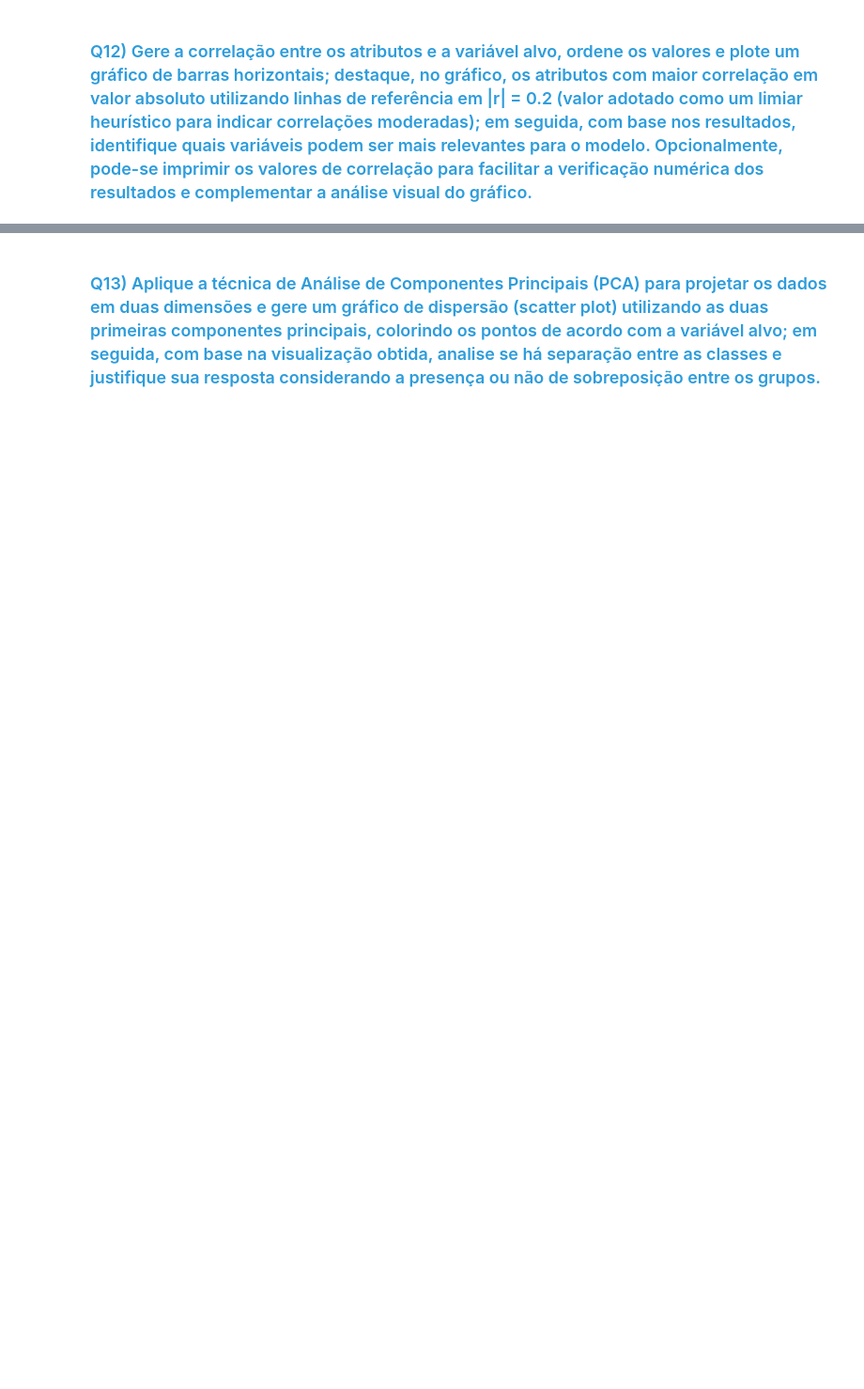
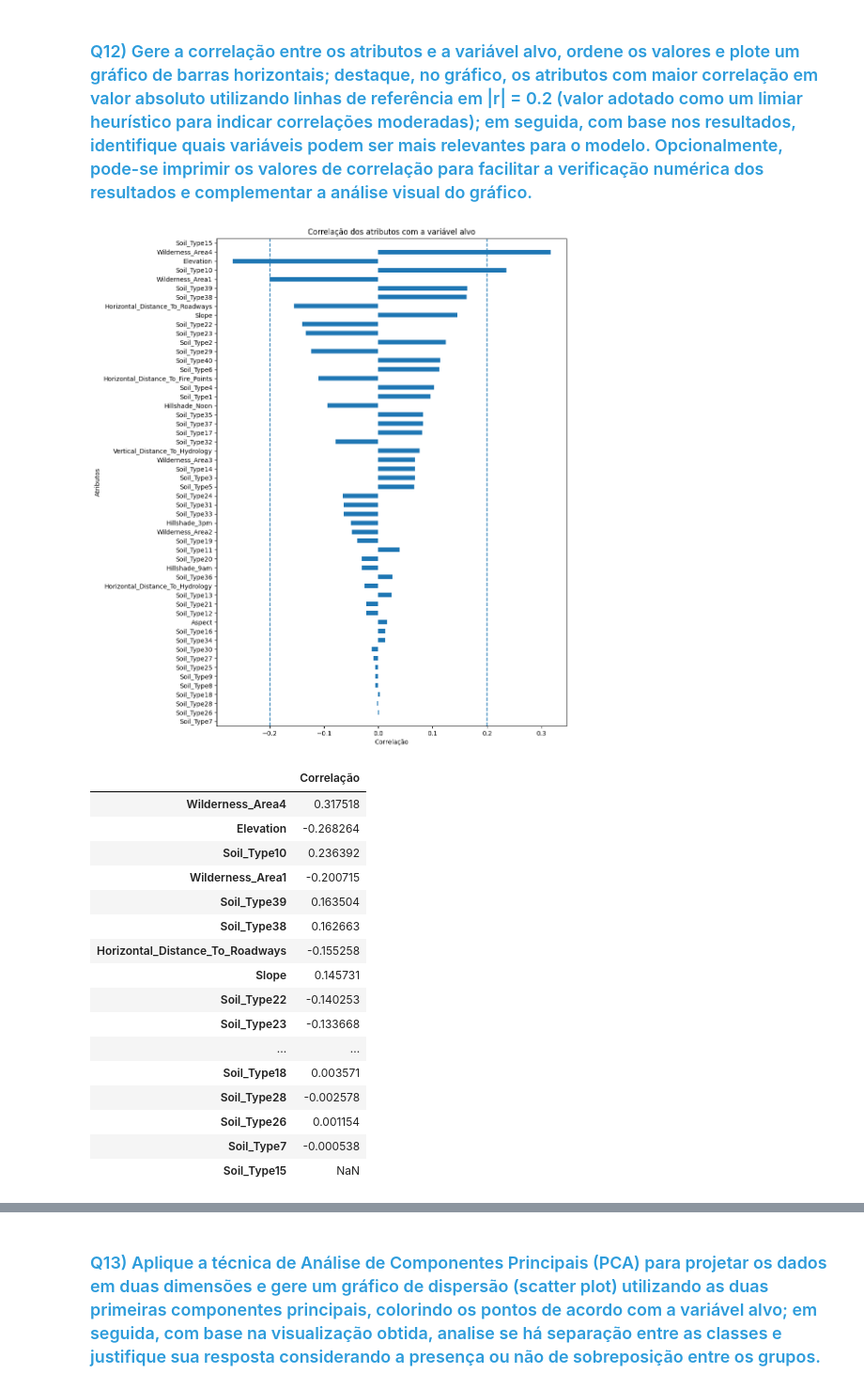
Before and after one commit to armengol2/Analise-de-dados, a Jupyter notebook: lab/C24_2026_1_L1_Atividade_06_294.ipynb, the cells around one changed output, grey strips where cells are left out. Shown at 94% size. Drawn from its saved outputs; the diff is of its cells as text; code cells hidden in the pictures; blank space fills up the shorter version.

```diff
--- a/lab/C24_2026_1_L1_Atividade_06_294.ipynb
+++ b/lab/C24_2026_1_L1_Atividade_06_294.ipynb
@@ -370,2 +546,42 @@ TARGET_COLUMN = None # preencher
 # %% [markdown]
 ### <font color='#2D9CDB'>Q12) Gere a correlação entre os atributos e a variável alvo, ordene os valores e plote um gráfico de barras horizontais; destaque, no gráfico, os atributos com maior correlação em valor absoluto utilizando linhas de referência em |r| = 0.2 (valor adotado como um limiar heurístico para indicar correlações moderadas); em seguida, com base nos resultados, identifique quais variáveis podem ser mais relevantes para o modelo. Opcionalmente, pode-se imprimir os valores de correlação para facilitar a verificação numérica dos resultados e complementar a análise visual do gráfico.</font>
+# %%
+correl = df.corr(numeric_only=True)[TARGET_COLUMN].drop(TARGET_COLUMN)
+
+correl_ordenada = correl.reindex(
+    correl.abs().sort_values(ascending=True).index
+)
+plt.figure(figsize=(10, 14))
+correl_ordenada.plot(kind="barh")
+
+plt.axvline(0.2, linestyle="--")
+plt.axvline(-0.2, linestyle="--")
+plt.title("Correlação dos atributos com a variável alvo")
+plt.xlabel("Correlação")
+plt.ylabel("Atributos")
+plt.show()
+
+display(
+    correl.reindex(
+        correl.abs().sort_values(ascending=False).index
+    ).to_frame("Correlação")
+)
+# %% [output]
+[figure, added]
+|  | Correlação |
+| Wilderness_Area4 | 0.317518 |
+| Elevation | -0.268264 |
+| Soil_Type10 | 0.236392 |
+| Wilderness_Area1 | -0.200715 |
+| Soil_Type39 | 0.163504 |
+| Soil_Type38 | 0.162663 |
+| Horizontal_Distance_To_Roadways | -0.155258 |
+| Slope | 0.145731 |
+| Soil_Type22 | -0.140253 |
+| Soil_Type23 | -0.133668 |
+| ... | ... |
+| Soil_Type18 | 0.003571 |
+| Soil_Type28 | -0.002578 |
+| Soil_Type26 | 0.001154 |
+| Soil_Type7 | -0.000538 |
+| Soil_Type15 | NaN |
```
Also changed, not shown: parts of 27 cells of this notebook.
